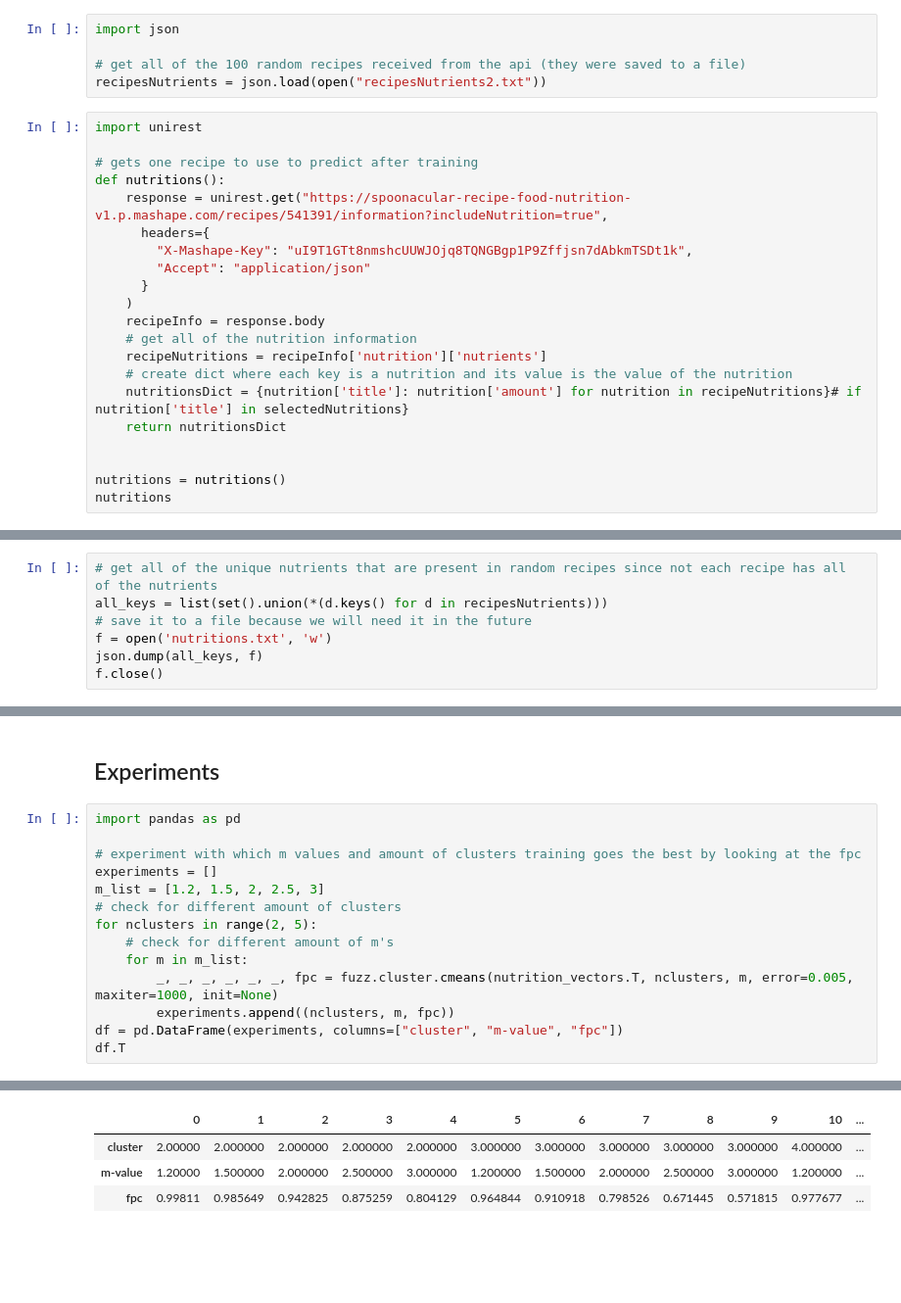
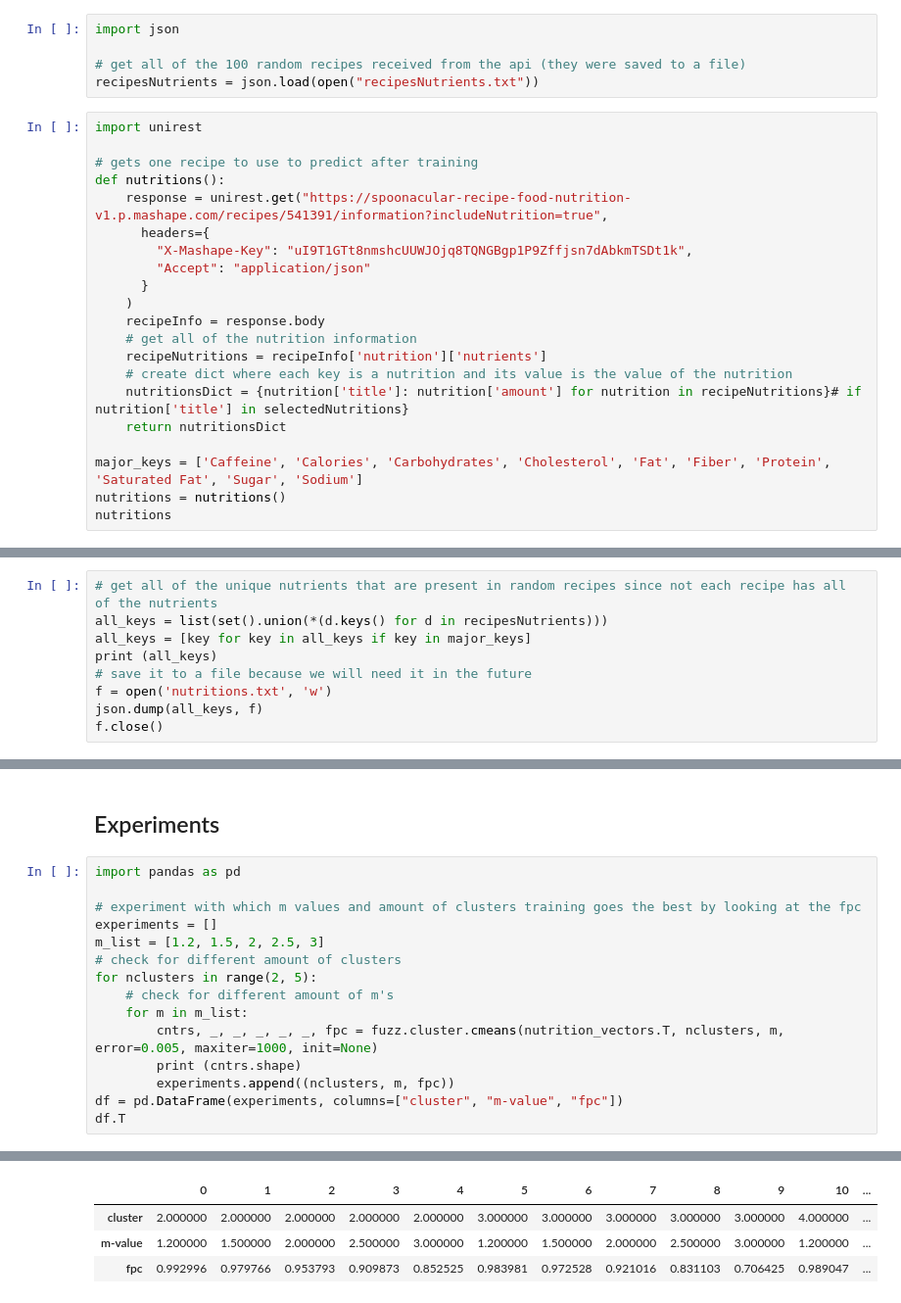
Before and after one commit to amwanjesa/FuzzyFoodieFarm, a Jupyter notebook: Fuzzy Cmeans.ipynb, the cells around one changed output, grey strips where cells are left out. Shown at 98% size. Cells and saved outputs as stored; diff of their text form; blank space fills up the shorter version.

Commit message:
making sense of cluster

```diff
--- a/Fuzzy Cmeans.ipynb
+++ b/Fuzzy Cmeans.ipynb
@@ -4,7 +4,7 @@
 import json
 
 # get all of the 100 random recipes received from the api (they were saved to a file)
-recipesNutrients = json.load(open("recipesNutrients2.txt"))
+recipesNutrients = json.load(open("recipesNutrients.txt"))
 # %%
 import unirest
 
@@ -23,7 +23,7 @@ def nutritions():
     nutritionsDict = {nutrition['title']: nutrition['amount'] for nutrition in recipeNutritions}# if nutrition['title'] in selectedNutritions}
     return nutritionsDict
 
-
+major_keys = ['Caffeine', 'Calories', 'Carbohydrates', 'Cholesterol', 'Fat', 'Fiber', 'Protein', 'Saturated Fat', 'Sugar', 'Sodium']
 nutritions = nutritions()
 nutritions
 # %% [output]
@@ -47,6 +47,8 @@ nutritions
 # %%
 # get all of the unique nutrients that are present in random recipes since not each recipe has all of the nutrients
 all_keys = list(set().union(*(d.keys() for d in recipesNutrients)))
+all_keys = [key for key in all_keys if key in major_keys]
+print (all_keys)
 # save it to a file because we will need it in the future
 f = open('nutritions.txt', 'w')
 json.dump(all_keys, f)
@@ -111,7 +132,8 @@ m_list = [1.2, 1.5, 2, 2.5, 3]
 for nclusters in range(2, 5):
     # check for different amount of m's
     for m in m_list:
-        _, _, _, _, _, _, fpc = fuzz.cluster.cmeans(nutrition_vectors.T, nclusters, m, error=0.005, maxiter=1000, init=None)
+        cntrs, _, _, _, _, _, fpc = fuzz.cluster.cmeans(nutrition_vectors.T, nclusters, m, error=0.005, maxiter=1000, init=None)
+        print (cntrs.shape)
         experiments.append((nclusters, m, fpc))
 df = pd.DataFrame(experiments, columns=["cluster", "m-value", "fpc"])
 df.T
@@ -119,7 +156,7 @@ df.T
 |  | 0 | 1 | 2 | 3 | 4 | 5 | 6 | 7 | 8 | 9 | 10 | ... |
-| cluster | 2.00000 | 2.000000 | 2.000000 | 2.000000 | 2.000000 | 3.000000 | 3.000000 | 3.000000 | 3.000000 | 3.000000 | 4.000000 | ... |
-| m-value | 1.20000 | 1.500000 | 2.000000 | 2.500000 | 3.000000 | 1.200000 | 1.500000 | 2.000000 | 2.500000 | 3.000000 | 1.200000 | ... |
-| fpc | 0.99811 | 0.985649 | 0.942825 | 0.875259 | 0.804129 | 0.964844 | 0.910918 | 0.798526 | 0.671445 | 0.571815 | 0.977677 | ... |
+| cluster | 2.000000 | 2.000000 | 2.000000 | 2.000000 | 2.000000 | 3.000000 | 3.000000 | 3.000000 | 3.000000 | 3.000000 | 4.000000 | ... |
+| m-value | 1.200000 | 1.500000 | 2.000000 | 2.500000 | 3.000000 | 1.200000 | 1.500000 | 2.000000 | 2.500000 | 3.000000 | 1.200000 | ... |
+| fpc | 0.992996 | 0.979766 | 0.953793 | 0.909873 | 0.852525 | 0.983981 | 0.972528 | 0.921016 | 0.831103 | 0.706425 | 0.989047 | ... |
 # %%
 # this is to make sense of what the u.argmax does (not used for fuzzy cmeans clustering)
 print(u.argmax(axis=0) == j)
```
Also changed, not shown: parts of 4 cells of this notebook.
